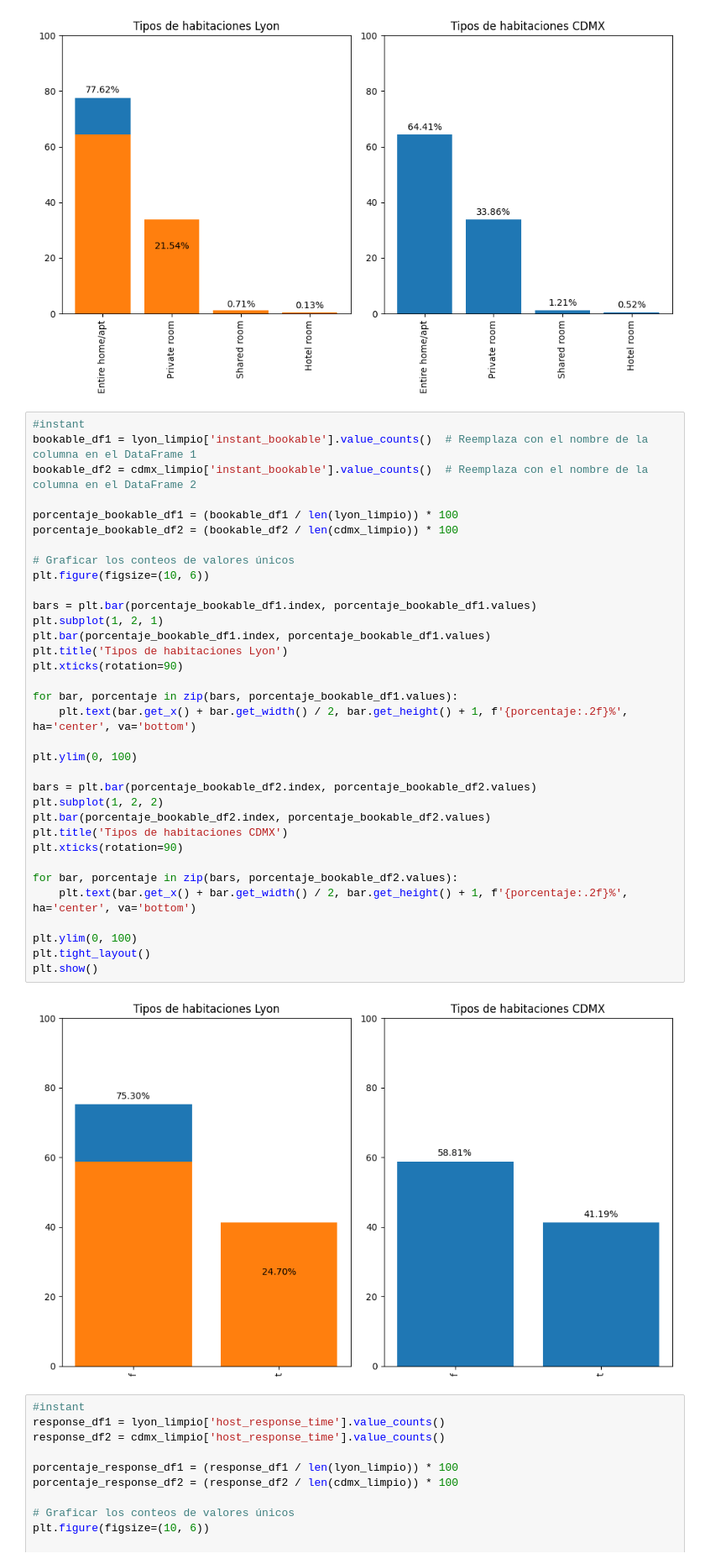
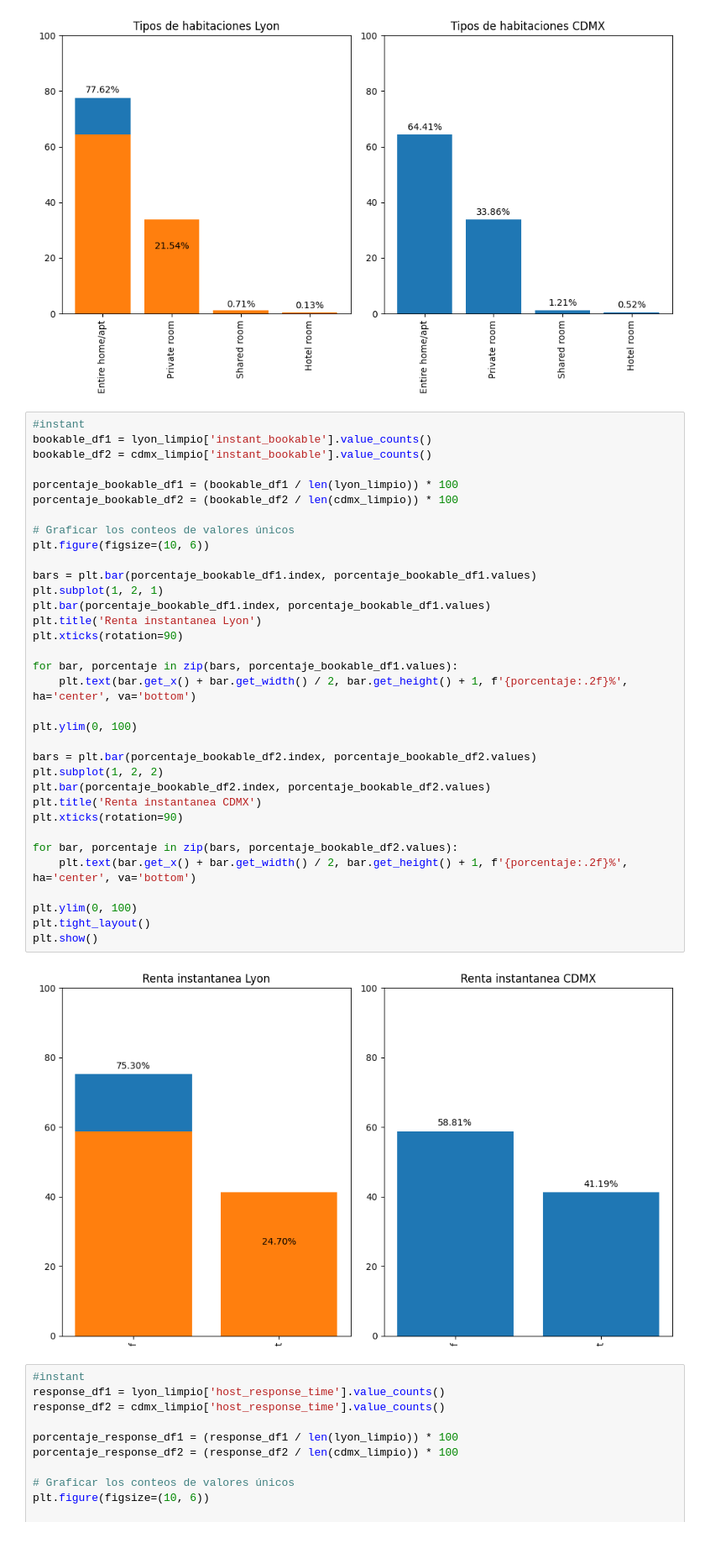
Before and after one commit to AlbertoMuro/Evidencia1, a Jupyter notebook: codigo.ipynb, the cells around one changed output. Shown at 84% size. Cells and saved outputs as stored; diff of their text form.

```diff
--- a/codigo.ipynb
+++ b/codigo.ipynb
@@ -1126,40 +1126,40 @@ plt.show()
 [figure]
 # %%
 #instant
-bookable_df1 = lyon_limpio['instant_bookable'].value_counts()  # Reemplaza con el nombre de la columna en el DataFrame 1
-bookable_df2 = cdmx_limpio['instant_bookable'].value_counts()  # Reemplaza con el nombre de la columna en el DataFrame 2
+bookable_df1 = lyon_limpio['instant_bookable'].value_counts()
+bookable_df2 = cdmx_limpio['instant_bookable'].value_counts()
 
 porcentaje_bookable_df1 = (bookable_df1 / len(lyon_limpio)) * 100
 porcentaje_bookable_df2 = (bookable_df2 / len(cdmx_limpio)) * 100
 
 # Graficar los conteos de valores únicos
 plt.figure(figsize=(10, 6))
 
 bars = plt.bar(porcentaje_bookable_df1.index, porcentaje_bookable_df1.values)
 plt.subplot(1, 2, 1)
 plt.bar(porcentaje_bookable_df1.index, porcentaje_bookable_df1.values)
-plt.title('Tipos de habitaciones Lyon')
+plt.title('Renta instantanea Lyon')
 plt.xticks(rotation=90)
 
 for bar, porcentaje in zip(bars, porcentaje_bookable_df1.values):
     plt.text(bar.get_x() + bar.get_width() / 2, bar.get_height() + 1, f'{porcentaje:.2f}%', ha='center', va='bottom')
 
 plt.ylim(0, 100)
 
 bars = plt.bar(porcentaje_bookable_df2.index, porcentaje_bookable_df2.values)
 plt.subplot(1, 2, 2)
 plt.bar(porcentaje_bookable_df2.index, porcentaje_bookable_df2.values)
-plt.title('Tipos de habitaciones CDMX')
+plt.title('Renta instantanea CDMX')
 plt.xticks(rotation=90)
 
 for bar, porcentaje in zip(bars, porcentaje_bookable_df2.values):
     plt.text(bar.get_x() + bar.get_width() / 2, bar.get_height() + 1, f'{porcentaje:.2f}%', ha='center', va='bottom')
 
 plt.ylim(0, 100)
 plt.tight_layout()
 plt.show()
 # %% [output]
-[figure, old version]
+[figure, new version]
 # %%
 #instant
 response_df1 = lyon_limpio['host_response_time'].value_counts()
```
Also changed, not shown: parts of 2 cells of this notebook.
